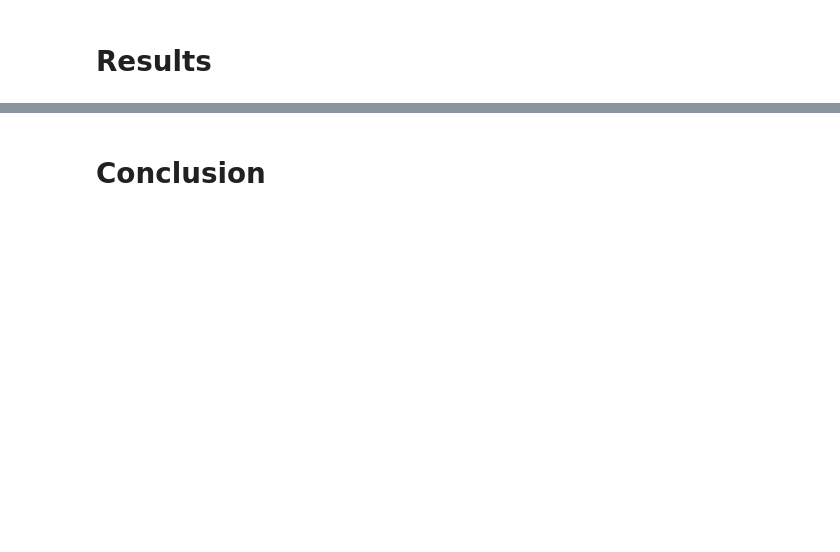
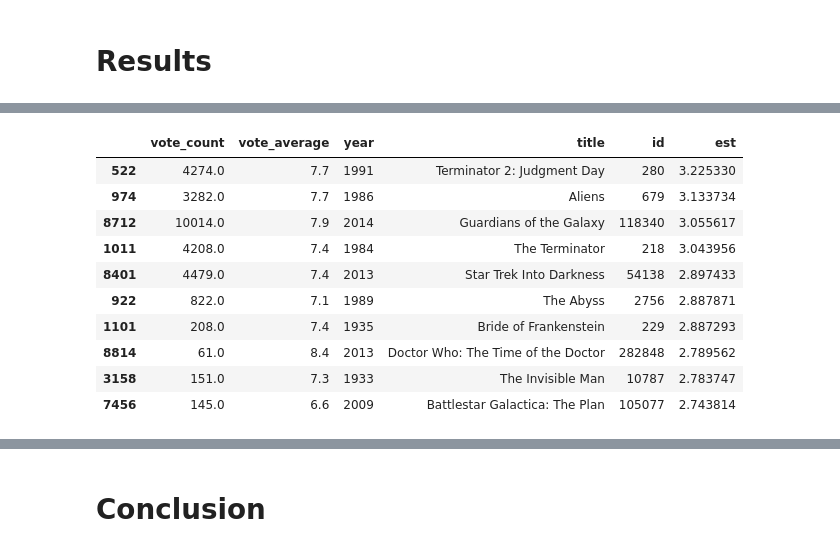
Before and after one commit to hkwan11/movie-recommender-system-svd, a Jupyter notebook: svd.ipynb, the cells around one changed output, grey strips where cells are left out. Drawn from its saved outputs; the diff is of its cells as text; code cells hidden in the pictures; blank space fills up the shorter version.

```diff
--- a/svd.ipynb
+++ b/svd.ipynb
@@ -624,0 +638,6 @@ Interestingly enough, there are several Batman movies that are no longer in this
+# %%
+reader = Reader()
+data = Dataset.load_from_df(ra[['userId', 'movieId', 'rating']], reader)
+
+svd = SVD()
+cross_validate(svd, data, measures=['RMSE', 'MAE'], cv=5, verbose=True)
@@ -626,0 +715,27 @@ Interestingly enough, there are several Batman movies that are no longer in this
+# %%
+ind_map = id_map.set_index('id')
+def final_recommender(user, title):
+    i = indices[title]
+    tmId = id_map.loc[title]['id']
+    movId = id_map.loc[title]['movieId']
+    sims = list(enumerate(cosim[int(i)]))
+    ssims = sorted(sims, key=lambda s: s[1], reverse=True)
+    ssims = ssims[1:26]
+    movs = df2.iloc[[t[0] for t in ssims]][['vote_count', 'vote_average', 'year', 'title', 'id']]
+    movs['est'] = movs['id'].apply(lambda x: svd.predict(user, ind_map.loc[x]['movieId']).est)
+    res = movs.sort_values('est', ascending=False)
+    return res.head(10)
+# %%
+final_recommender(1, 'Avatar')
+# %% [output]
+|  | vote_count | vote_average | year | title | id | est |
+| 522 | 4274.0 | 7.7 | 1991 | Terminator 2: Judgment Day | 280 | 3.225330 |
+| 974 | 3282.0 | 7.7 | 1986 | Aliens | 679 | 3.133734 |
+| 8712 | 10014.0 | 7.9 | 2014 | Guardians of the Galaxy | 118340 | 3.055617 |
+| 1011 | 4208.0 | 7.4 | 1984 | The Terminator | 218 | 3.043956 |
+| 8401 | 4479.0 | 7.4 | 2013 | Star Trek Into Darkness | 54138 | 2.897433 |
+| 922 | 822.0 | 7.1 | 1989 | The Abyss | 2756 | 2.887871 |
+| 1101 | 208.0 | 7.4 | 1935 | Bride of Frankenstein | 229 | 2.887293 |
+| 8814 | 61.0 | 8.4 | 2013 | Doctor Who: The Time of the Doctor | 282848 | 2.789562 |
+| 3158 | 151.0 | 7.3 | 1933 | The Invisible Man | 10787 | 2.783747 |
+| 7456 | 145.0 | 6.6 | 2009 | Battlestar Galactica: The Plan | 105077 | 2.743814 |
```
Also changed, not shown: parts of 10 cells of this notebook, 1 other file.
